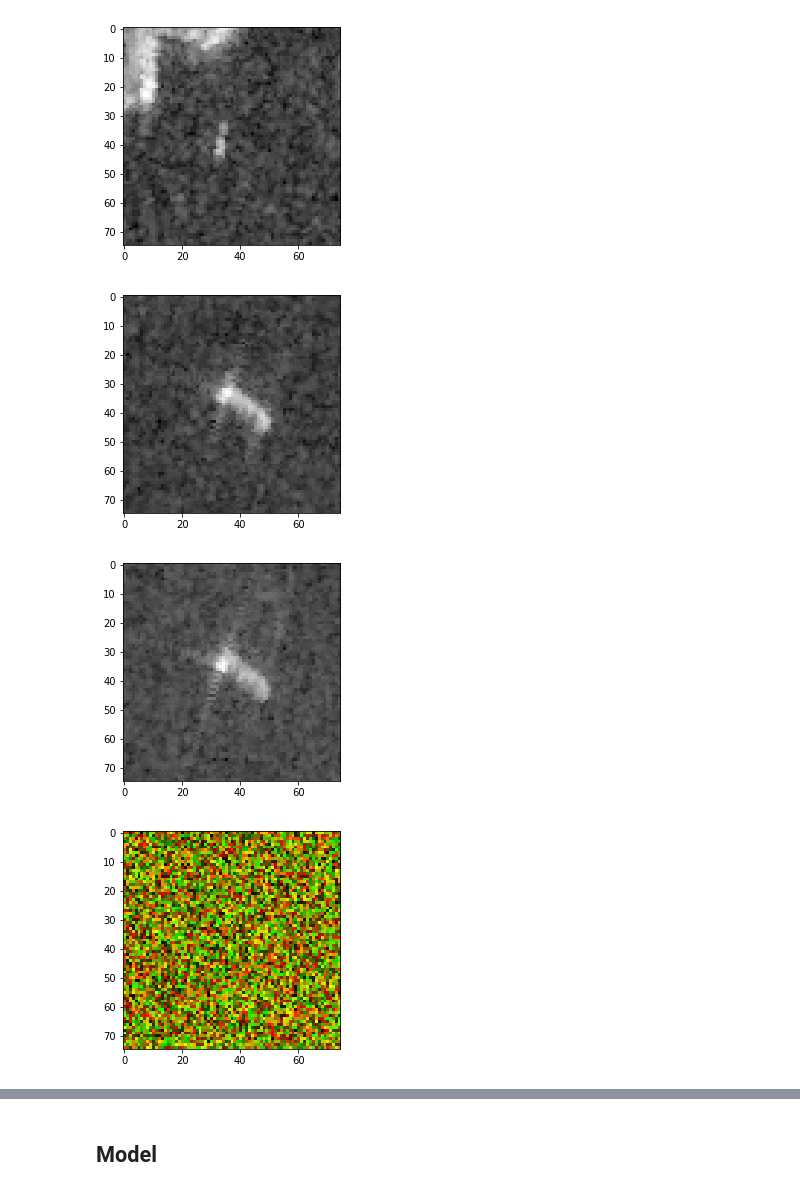
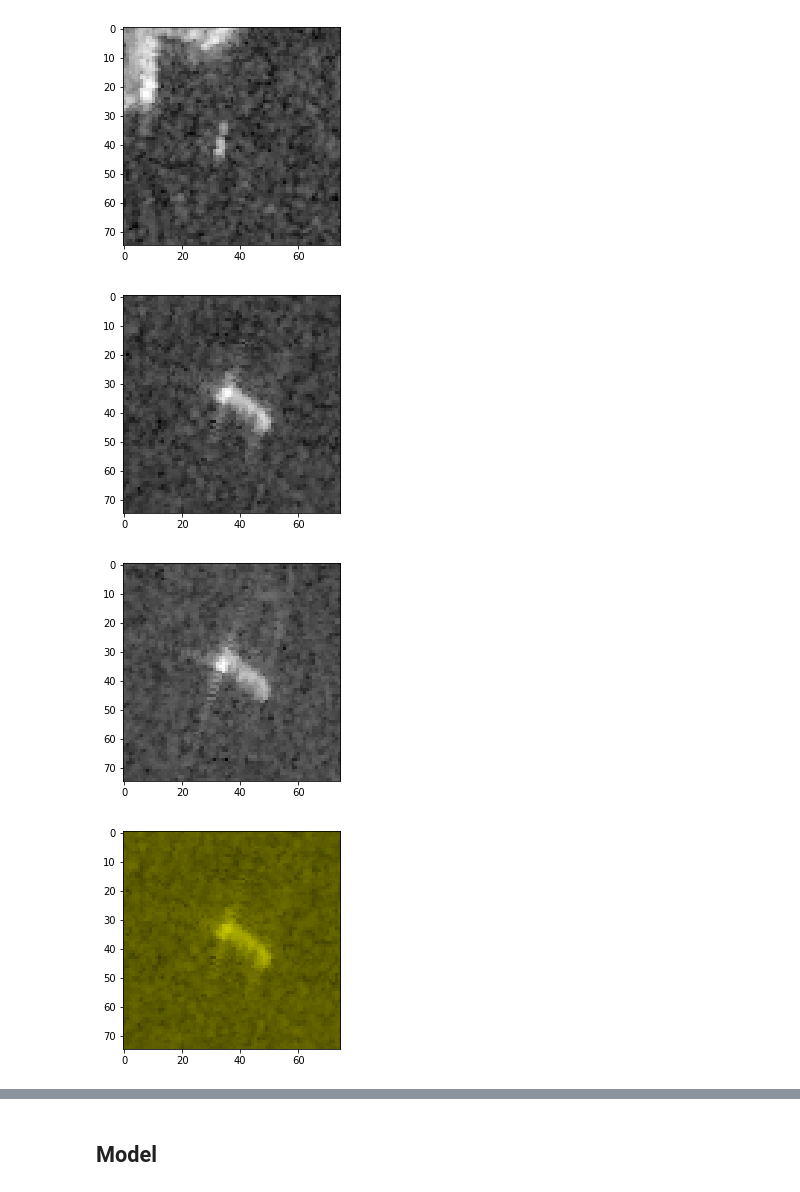
Before and after one commit to alexeysas/ml--Iceberg-classifier, a Jupyter notebook: main.ipynb, the cells around one changed output, grey strips where cells are left out. Drawn from its saved outputs; the diff is of its cells as text; code cells hidden in the pictures.

```diff
--- a/main.ipynb
+++ b/main.ipynb
@@ -42,13 +45,14 @@ def extract_image(data_item, key, min_value, max_value, image_size = 75):
     #img_mean = np.mean(image)
     #image = image - np.ones_like(image) * img_mean
 
-    #image = (image - global_min) / (global_max - global_min)
+    image = (image - global_min) / (global_max - global_min)
 
-    img_mean = np.mean(image)
-    img_std = np.std(image)
+    #img_mean = np.mean(image)
+    #img_std = np.std(image)
 
-    image = image - np.ones_like(image) * img_mean
-    image = image /  img_std
+    #image = image - np.ones_like(image) * img_mean
+    #image = image /  img_std
+
     #idx=((image > (img_mean - img_std / 2)) & (image < (img_mean + img_std / 2)))
     #image[idx]=0
 
@@ -150,15 +154,15 @@ plt.show()
 # %%
 hh_image, hv_image = extract_images(train_data[24], global_min, global_max )
 display_image(hh_image)
 display_image(hv_image)
 
-image = np.dstack((hh_image, hv_image, np.zeros_like(hv_image)))
+image = np.dstack((hh_image, hh_image, np.zeros_like(hv_image)))
 plt.imshow(image)
 plt.show()
 # %% [output]
 [figure]
 [figure]
-[figure, old version]
+[figure, new version]
 # %%
 print(X_train.shape)
 
```
Also changed, not shown: parts of 2 cells of this notebook, 3 other files.
